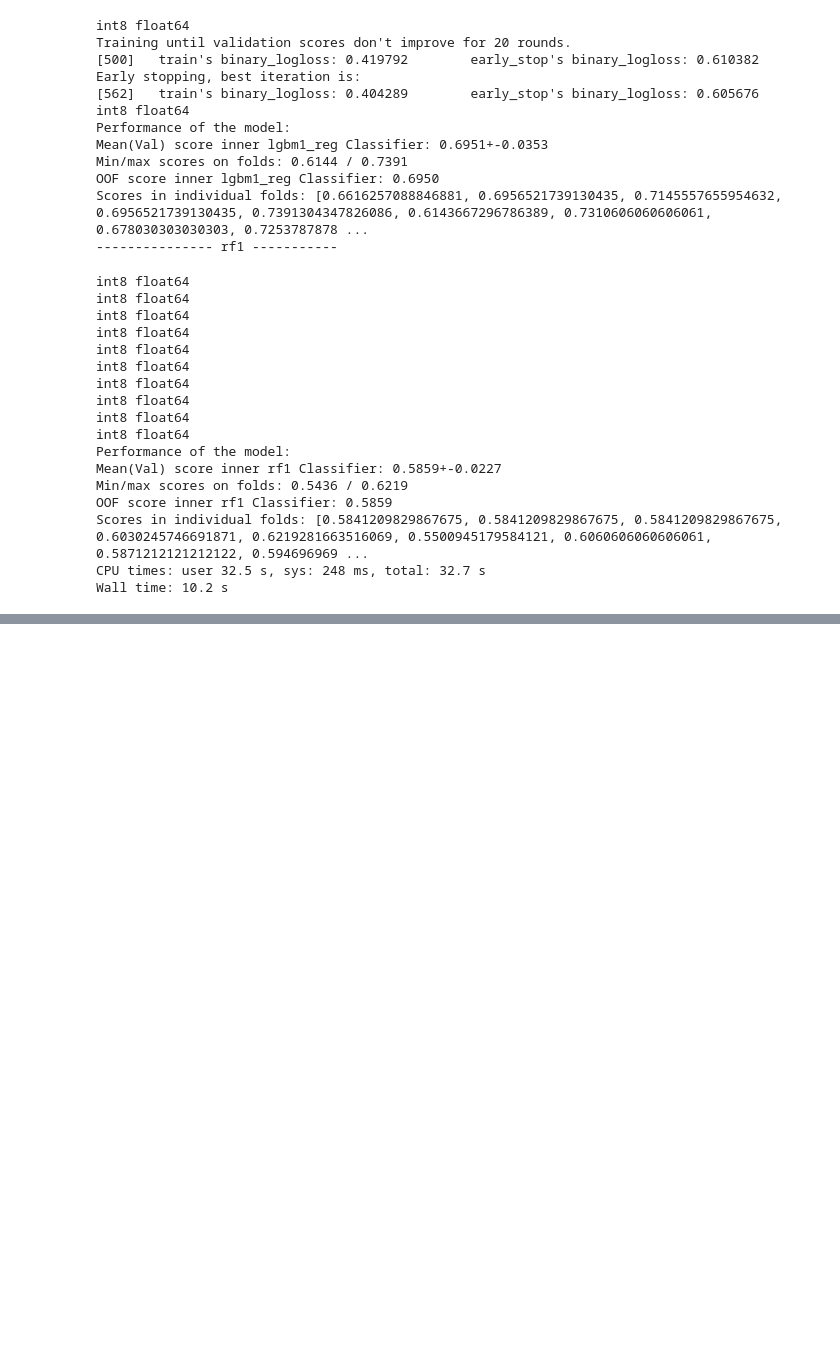
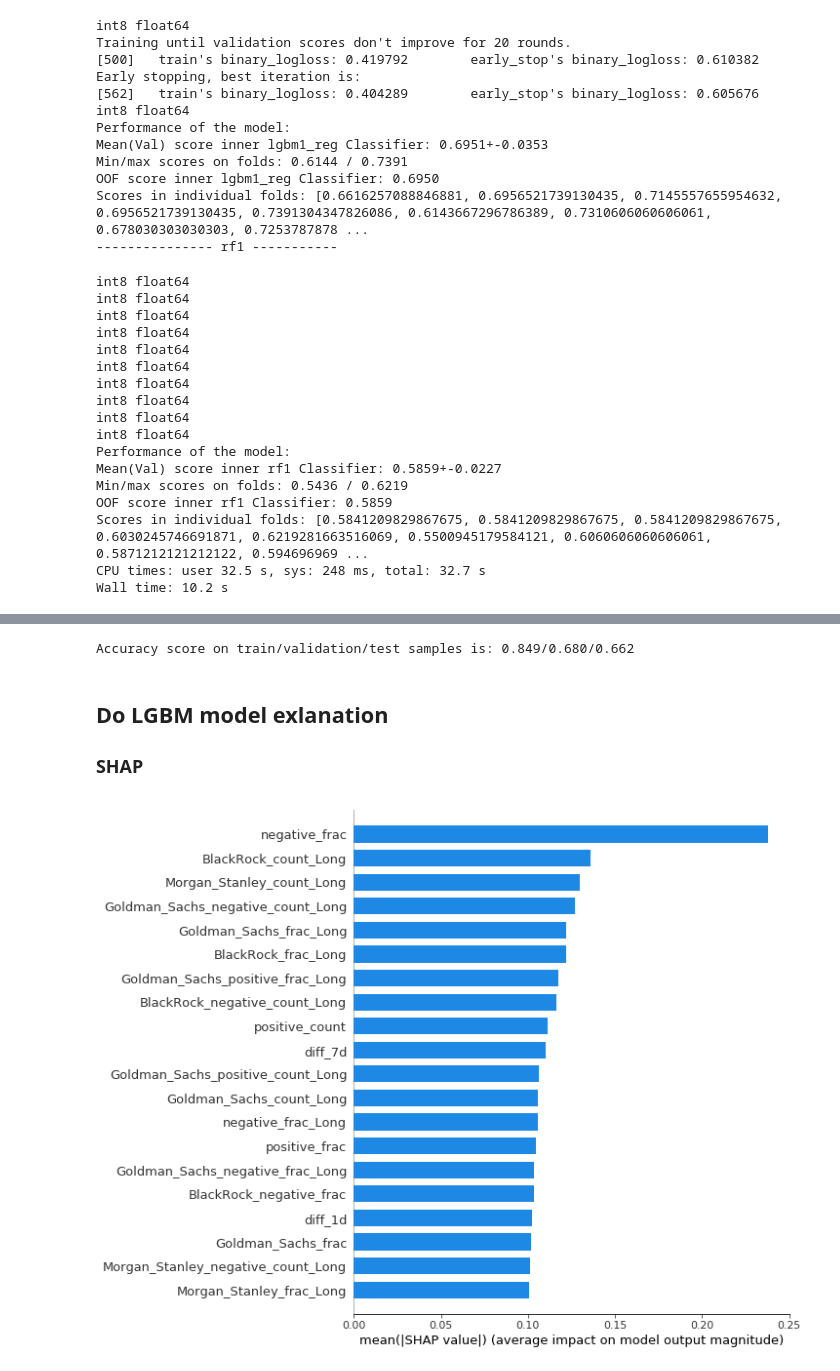
Before and after one commit to mlisovyi/dfine_hack2018, a Jupyter notebook: money_making_model.ipynb, the cells around one changed output, grey strips where cells are left out. Saved outputs shown, nothing was run; the diff lists cells and outputs as text; code cells hidden in the pictures; blank space fills up the shorter version.

Commit message:
update with model explanation

```diff
--- a/money_making_model.ipynb
+++ b/money_making_model.ipynb
@@ -417,0 +420,17 @@ Wall time: 10.2 s
+# %%
+X_1,   X_tst, y_1,   y_tst = train_test_split(X,   y,   test_size=0.15, shuffle=True, random_state=314)
+X_trn, X_val, y_trn, y_val = train_test_split(X_1, y_1, test_size=0.15, shuffle=True, random_state=31)
+# %%
+mdl = lgb.LGBMClassifier(max_depth=-1, min_child_samples=400, random_state=314,
+                   silent=True, metric='None',
+                   n_jobs=4, n_estimators=1000, learning_rate=0.1,
+                   **{'colsample_bytree': 0.9, 'min_child_weight': 10.0, 'num_leaves': 20, 'reg_alpha': 1, 'subsample': 0.9}
+                        )
+# %%
+mdl.fit(X_trn, y_trn,
+        **{"early_stopping_rounds":20,
+           "eval_metric" : 'binary_logloss',
+           'eval_set': [(X_trn, y_trn), (X_val, y_val)],
+           'eval_names': ['train', 'early_stop'],
+           'verbose': 100
+    })
@@ -417,0 +454,16 @@ Wall time: 10.2 s
+# %%
+print('Accuracy score on train/validation/test samples is: {:.3f}/{:.3f}/{:.3f}'.format(accuracy_score(y_trn, mdl.predict(X_trn)),
+                                                                            accuracy_score(y_val, mdl.predict(X_val)),
+                                                                            accuracy_score(y_tst, mdl.predict(X_tst))
+                                                                           ))
+# %% [output]
+Accuracy score on train/validation/test samples is: 0.849/0.680/0.662
+# %% [markdown]
+## Do LGBM model exlanation
+### SHAP
+# %%
+explainer=shap.TreeExplainer(mdl)
+shap_values = explainer.shap_values(X_tst)
+shap.summary_plot(shap_values, X_tst, plot_type="bar")
+# %% [output]
+[figure, added]
```
Also changed, not shown: parts of 12 cells of this notebook.
